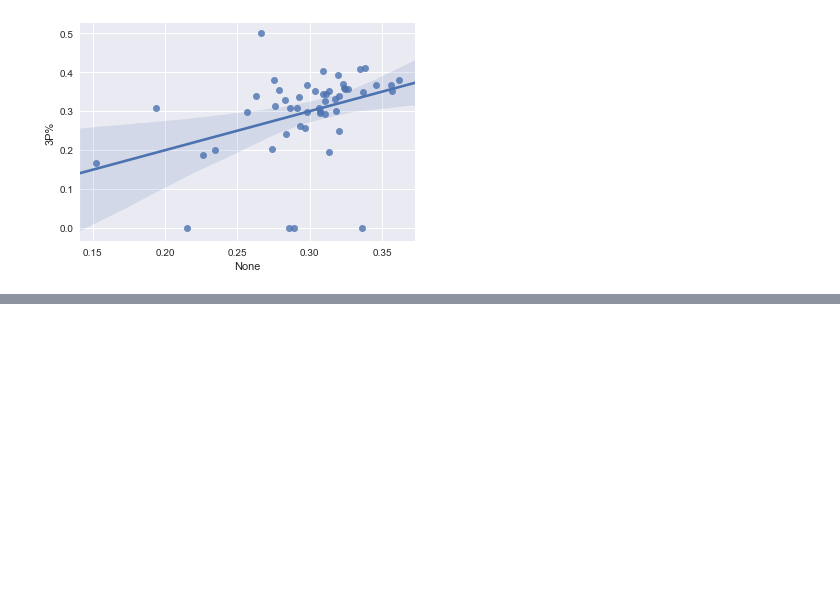
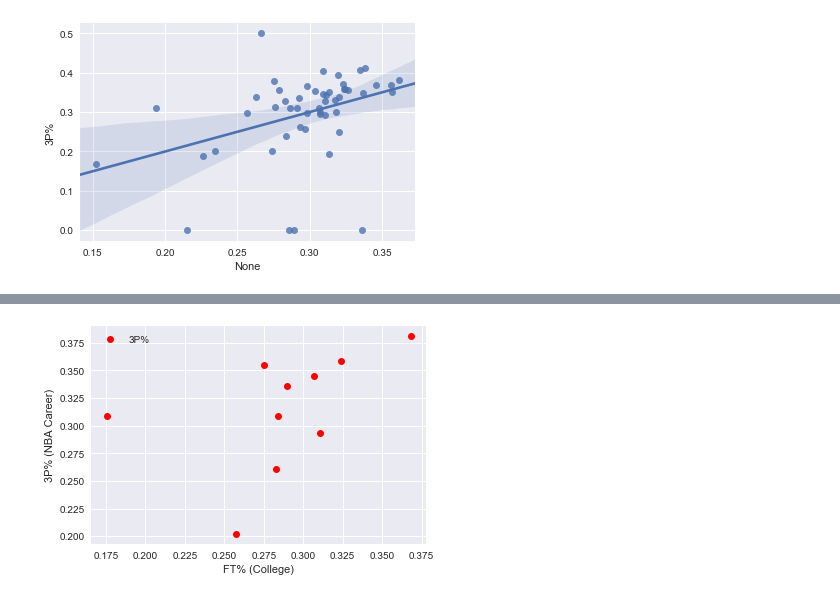
Before and after one commit to hashimg/Sports-Analytics, a Jupyter notebook: college_shooting/College Shooting.ipynb, the cells around one changed output, grey strips where cells are left out. Drawn from its saved outputs; the diff is of its cells as text; code cells hidden in the pictures; blank space fills up the shorter version.

```diff
--- a/college_shooting/College Shooting.ipynb
+++ b/college_shooting/College Shooting.ipynb
@@ -360,0 +411,10 @@ sns.regplot(x = predictions_two,
+# %%
+# For the optional parameter `fmt` I went with `ro`. Red dots
+plt.plot(predictions_test, test['3P%'], 'ro')
+plt.xlabel('FT% (College)')
+plt.ylabel('3P% (NBA Career)')
+leg = plt.legend(loc = 'best', ncol = 2, mode = 'expand', shadow = True, fancybox = True)
+leg.get_frame().set_alpha(0.5)
+plt.show()
+# %% [output]
+[figure, added]
```
Also changed, not shown: parts of 13 cells of this notebook.
